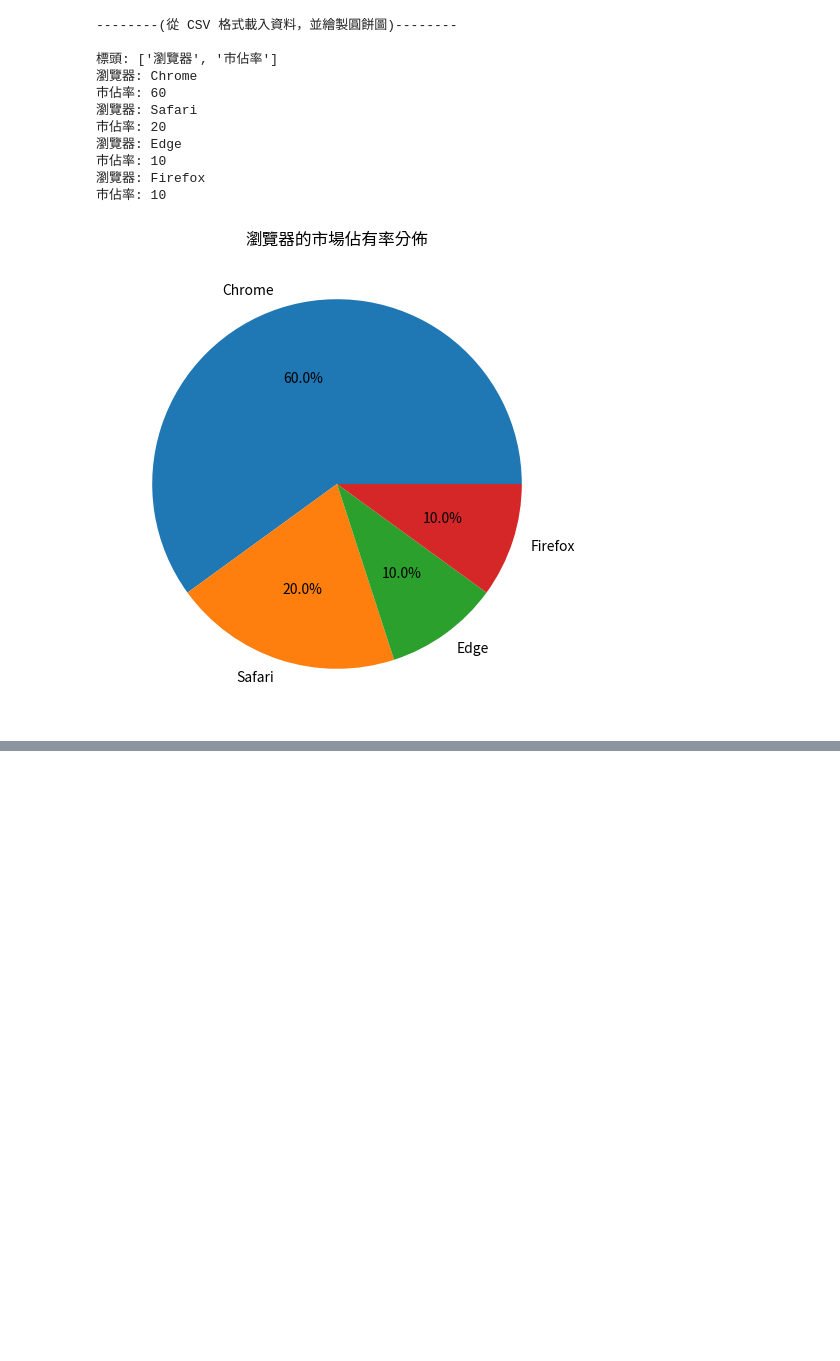
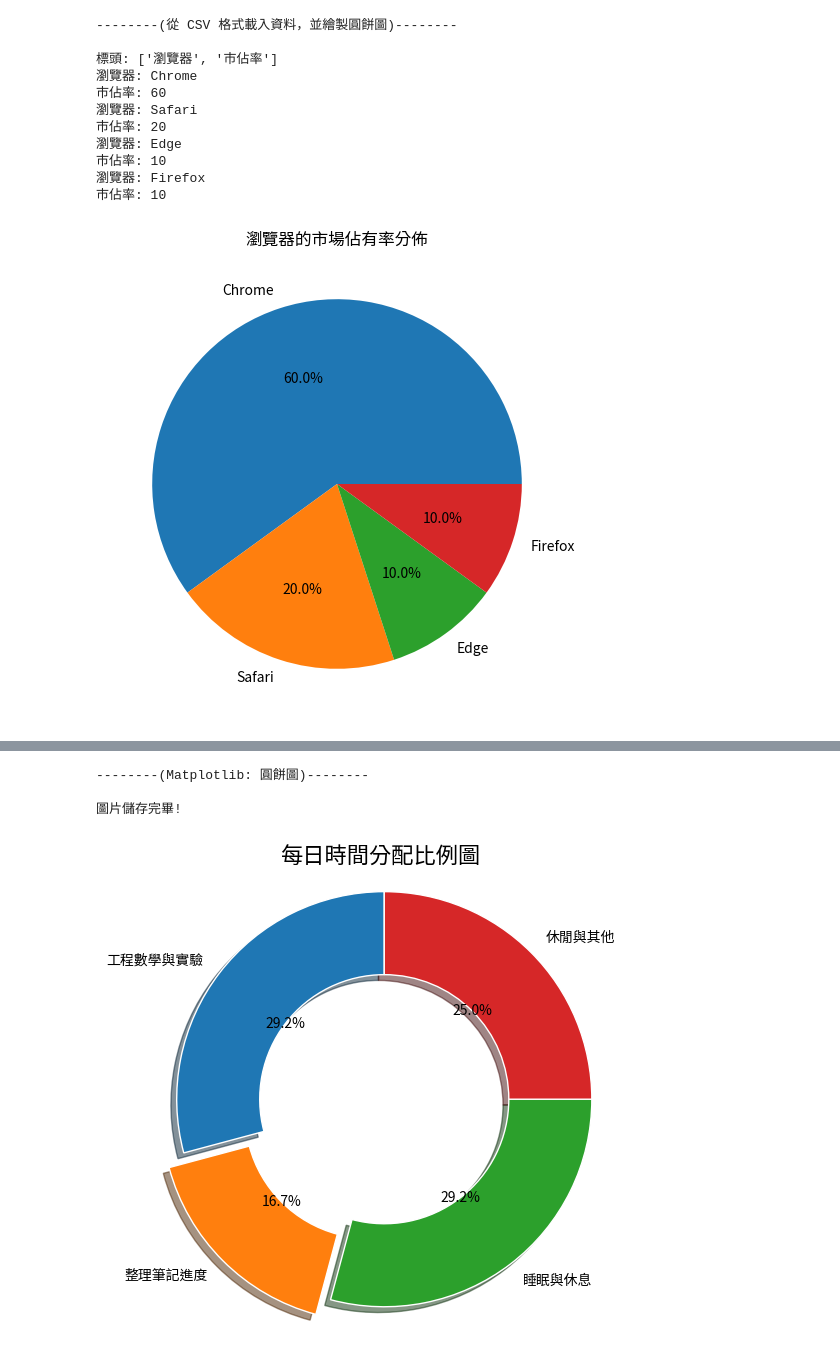
Before and after one commit to u9828057/Python_Practice, a Jupyter notebook: Matplotlib/Python_暑假練習_08_17:【Matplotlib】圓餅圖.ipynb, the cells around one changed output, grey strips where cells are left out. Drawn from its saved outputs; the diff is of its cells as text; code cells hidden in the pictures; blank space fills up the shorter version.

```diff
--- a/Matplotlib/Python_暑假練習_08_17:【Matplotlib】圓餅圖.ipynb
+++ b/Matplotlib/Python_暑假練習_08_17:【Matplotlib】圓餅圖.ipynb
@@ -214,0 +215,65 @@ print("環境設定完成！可以開始畫圖了！")
+# %%
+import matplotlib.pyplot as plt
+print("--------(Matplotlib: 圓餅圖)--------\n")
+
+# 1. 準備數據
+# 假設這是一天 24 小時的時間分配
+activities = ["工程數學與實驗", "整理筆記進度", "睡眠與休息", "休閒與其他"]
+hours = [7, 4, 7, 6]
+
+# 2. 設定「凸顯」效果 (Explode)
+# 有 4 個項目，所以需要一個長度為 4 的 Tuple
+# 將第二個項目 (整理筆記進度) 設定為 0.1，單獨凸顯出來
+explode_setting = (0, 0.1, 0, 0)
+
+# 3. 繪製圖片
+plt.figure(figsize=(6, 6))  #讓畫布呈現 6x6 的正方形
+
+plt.pie(
+    hours,
+    labels=activities,
+    autopct="%1.1f%%",
+    explode=explode_setting,
+    startangle=90,
+    shadow=True,  #shadow=True 可以增加一點陰影，增加立體感
+    # wedgeprops 用來製作甜甜圈圖:
+    # 1. width=0.4 表示保留外圈 40% 的厚度
+    # 2. edgecolor="white" 會加上白色邊框讓區塊更分明
+    wedgeprops={"width": 0.4, "edgecolor": "white"}
+)
+
+# 4. 完善圖表資訊
+plt.title("每日時間分配比例圖", fontsize=16)
+
+#【重要】: 確保圓餅圖畫出來是正圓形，不會因為視窗比例拉伸變成橢圓形
+plt.axis("equal")
+
+# 5. 儲存並顯示圖片
+plt.savefig("每日時間分配比例圖.png", dpi=300, bbox_inches="tight")
+print("圖片儲存完畢!")
+
+plt.show()
+
+
+#=======================================================
+# §補充技巧
+# 為了讓圓餅圖看起來更專業，通常會搭配幾個進階參數
+#=======================================================
+
+# x（必要）：數值陣列（例如各個項目的花費金額或時間）
+
+# labels：每個扇形區塊的名稱標籤
+
+# explode：凸顯特定區塊（爆炸效果），可以設定一個陣列，數值代表該區塊距離圓心的距離，
+# 0 代表在圓心，0.1 代表拉出 10% 的半徑距離
+
+# autopct：自動計算百分比（Auto Percentage），是一個格式化字串，
+# 最常見的寫法是 '%1.1f%%'，意思是「顯示小數點後 1 位數，並在最後加上 % 符號」
+
+# startangle：起始角度，Matplotlib 預設是從 3 點鐘方向（0 度）逆時針開始畫，
+# 在工程簡報中，通常會設定 startangle=90，讓第一塊資料從 12 點鐘方向開始，視覺上更為直覺
+# %% [output]
+--------(Matplotlib: 圓餅圖)--------
+
+圖片儲存完畢!
+[figure, added]
```
Also changed, not shown: parts of 2 cells of this notebook.
